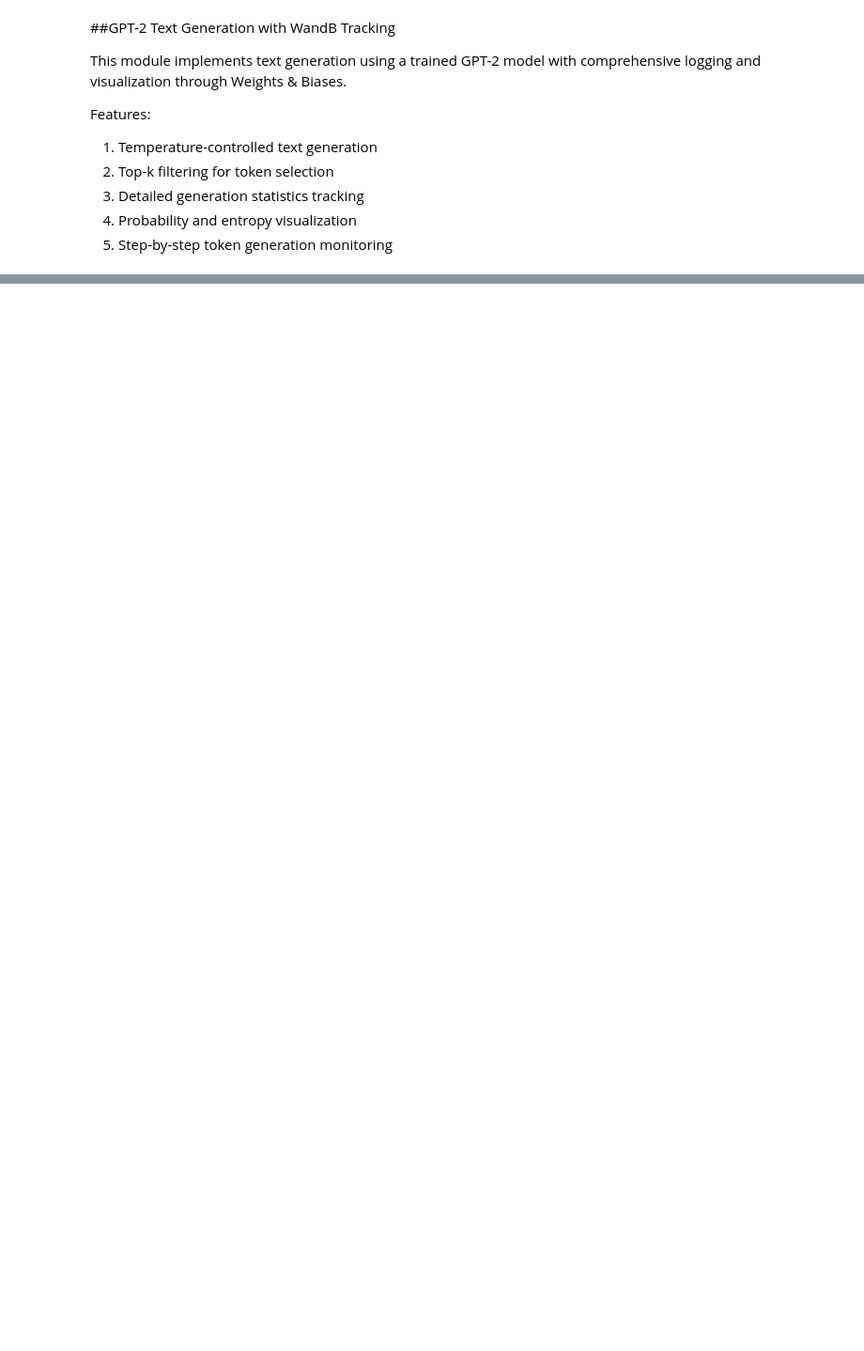
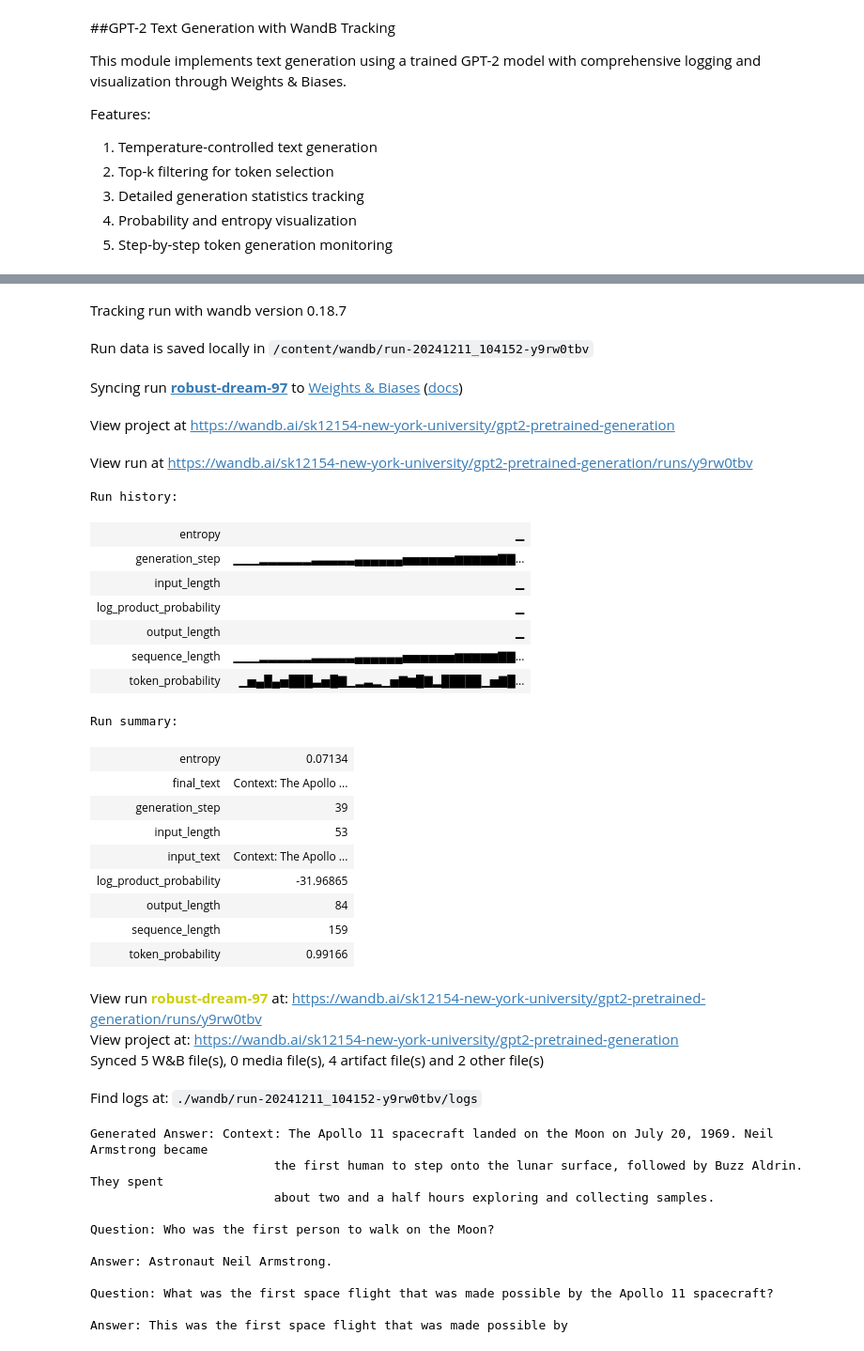
Before and after one commit to tanaya09/CS6923-ML-Project, a Jupyter notebook: GPT/GPT2 (1).ipynb, the cells around one changed output, grey strips where cells are left out. Shown at 94% size. Drawn from its saved outputs; the diff is of its cells as text; code cells hidden in the pictures; blank space fills up the shorter version.

```diff
--- a/GPT/GPT2 (1).ipynb
+++ b/GPT/GPT2 (1).ipynb
@@ -748,0 +609,32 @@ Find logs at: ./wandb/run-20241210_123434-jd4ppxgr/logs
+# %%
+def run_inference_experiments(qa):
+    model_name = "gpt2"  # Can be gpt2, gpt2-medium, gpt2-large, or gpt2-xl
+
+    def generate_qa_responses(qa):
+        print("\n=== Context-Based Question Answering ===")
+
+        print(f"\nContext: {qa['context']}")
+        print(f"Question: {qa['question']}")
+
+        prompt = f"""Context: {qa['context']}\n\nQuestion: {qa['question']}\n\nAnswer:"""
+        generated = generate_text(
+        input_text=prompt,
+        temperature=0.7,
+        max_length=100  # Shorter for focused answers
+        )
+        print(f"Generated Answer: {generated}")
+
+    # Run different types of generation
+    print("Starting inference experiments...")
+
+    print("\n Context-Based QA")
+    generate_qa_responses(qa)
+# %%
+qa = {
+            "context": """The Apollo 11 spacecraft landed on the Moon on July 20, 1969. Neil Armstrong became
+                         the first human to step onto the lunar surface, followed by Buzz Aldrin. They spent
+                         about two and a half hours exploring and collecting samples.""",
+            "question": "Who was the first person to walk on the Moon?"
+        }
+run_inference_experiments(qa)
+# %% [output]
@@ -748,0 +651,38 @@ Find logs at: ./wandb/run-20241210_123434-jd4ppxgr/logs
+Tracking run with wandb version 0.18.7
+Run data is saved locally in /content/wandb/run-20241211_104152-y9rw0tbv
+Syncing run robust-dream-97 to Weights & Biases (docs)
+View project at https://wandb.ai/sk12154-new-york-university/gpt2-pretrained-generation
+View run at https://wandb.ai/sk12154-new-york-university/gpt2-pretrained-generation/runs/y9rw0tbv
+Run history:
+| entropy | ▁ |
+| generation_step | ▁▁▁▂▂▂▂▂▂▃▃▃▃▃▄▄▄▄▄▄▅▅▅▅▅▅▆▆▆▆▆▇▇... |
+| input_length | ▁ |
+| log_product_probability | ▁ |
+| output_length | ▁ |
+| sequence_length | ▁▁▁▂▂▂▂▂▂▃▃▃▃▃▄▄▄▄▄▄▅▅▅▅▅▅▆▆▆▆▆▇▇... |
+| token_probability | ▁▅▄█▄▅███▃▅█▇▁▂▃▂▁▅▇▆█▇▂█████▁▅▇█... |
+Run summary:
+| entropy | 0.07134 |
+| final_text | Context: The Apollo ... |
+| generation_step | 39 |
+| input_length | 53 |
+| input_text | Context: The Apollo ... |
+| log_product_probability | -31.96865 |
+| output_length | 84 |
+| sequence_length | 159 |
+| token_probability | 0.99166 |
+View run robust-dream-97 at: https://wandb.ai/sk12154-new-york-university/gpt2-pretrained-generation/runs/y9rw0tbv
+View project at: https://wandb.ai/sk12154-new-york-university/gpt2-pretrained-generation
+Synced 5 W&B file(s), 0 media file(s), 4 artifact file(s) and 2 other file(s)
+Find logs at: ./wandb/run-20241211_104152-y9rw0tbv/logs
+Generated Answer: Context: The Apollo 11 spacecraft landed on the Moon on July 20, 1969. Neil Armstrong became
+                         the first human to step onto the lunar surface, followed by Buzz Aldrin. They spent
+                         about two and a half hours exploring and collecting samples.
+
+Question: Who was the first person to walk on the Moon?
+
+Answer: Astronaut Neil Armstrong.
+
+Question: What was the first space flight that was made possible by the Apollo 11 spacecraft?
+
+Answer: This was the first space flight that was made possible by
```
Also changed, not shown: parts of 11 cells of this notebook.
